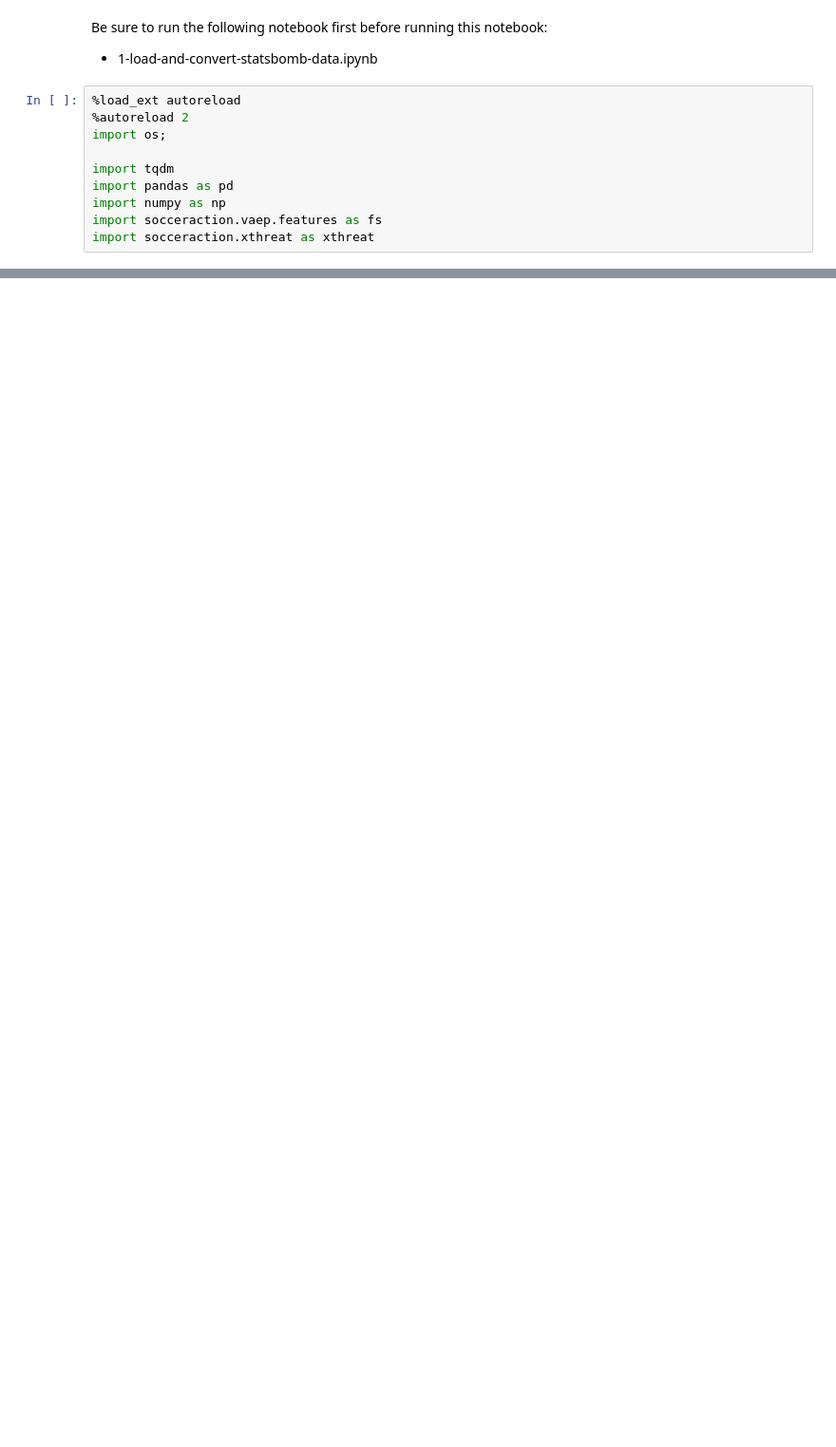
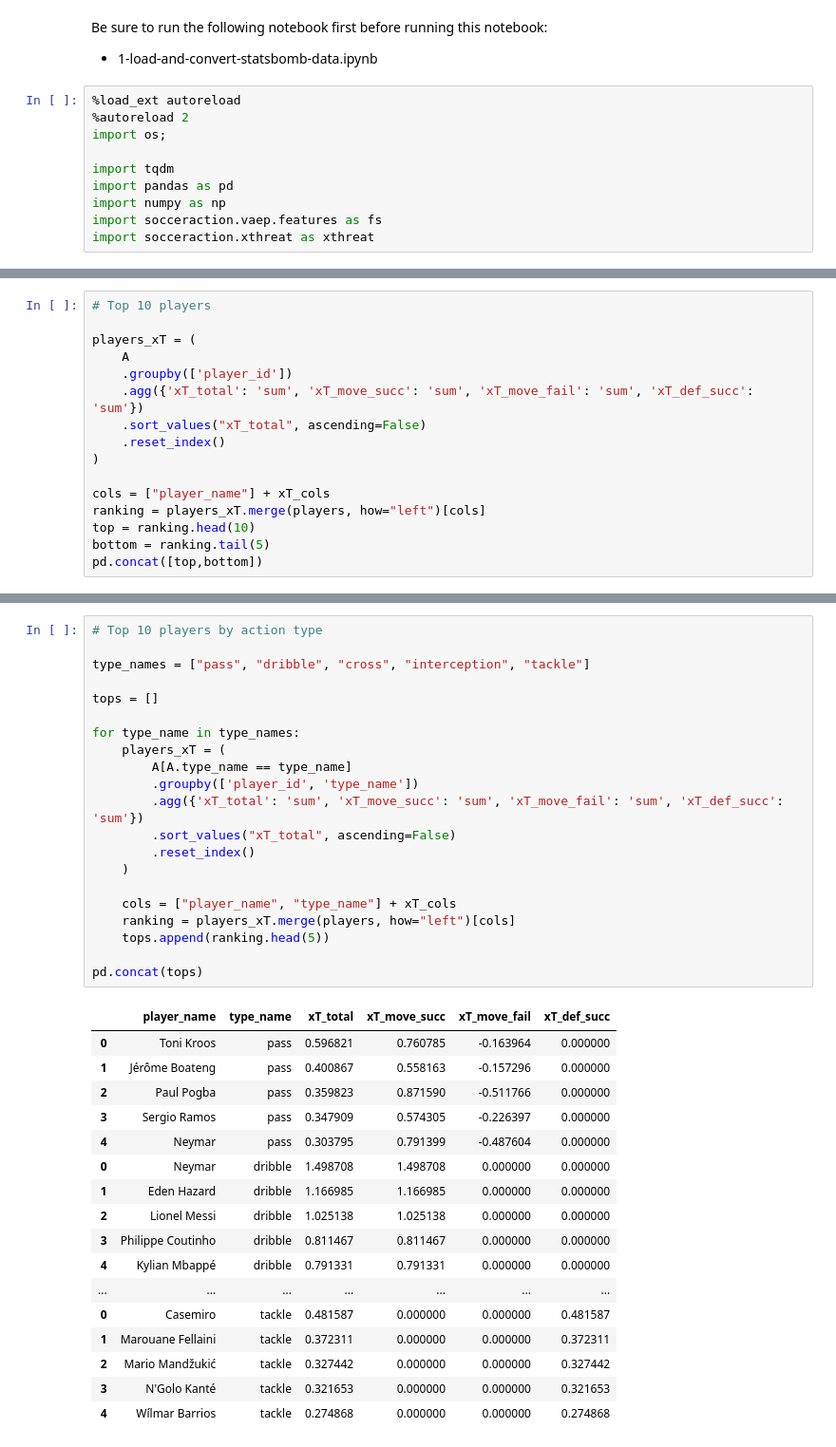
Before and after one commit to maartensijmkens/socceraction, a Jupyter notebook: public-notebooks/xT-top.ipynb, the cells around one changed output, grey strips where cells are left out. Shown at 95% size. Cells and saved outputs as stored; diff of their text form; blank space fills up the shorter version.

```diff
--- a/public-notebooks/xT-top.ipynb
+++ b/public-notebooks/xT-top.ipynb
@@ -106,0 +165,16 @@ np.unique(xP, return_counts=True)
+# %%
+# Top 10 players
+
+players_xT = (
+    A
+    .groupby(['player_id'])
+    .agg({'xT_total': 'sum', 'xT_move_succ': 'sum', 'xT_move_fail': 'sum', 'xT_def_succ': 'sum'})
+    .sort_values("xT_total", ascending=False)
+    .reset_index()
+)
+
+cols = ["player_name"] + xT_cols
+ranking = players_xT.merge(players, how="left")[cols]
+top = ranking.head(10)
+bottom = ranking.tail(5)
+pd.concat([top,bottom])
@@ -106,0 +198,39 @@ np.unique(xP, return_counts=True)
+# %%
+# Top 10 players by action type
+
+type_names = ["pass", "dribble", "cross", "interception", "tackle"]
+
+tops = []
+
+for type_name in type_names:
+    players_xT = (
+        A[A.type_name == type_name]
+        .groupby(['player_id', 'type_name'])
+        .agg({'xT_total': 'sum', 'xT_move_succ': 'sum', 'xT_move_fail': 'sum', 'xT_def_succ': 'sum'})
+        .sort_values("xT_total", ascending=False)
+        .reset_index()
+    )
+
+    cols = ["player_name", "type_name"] + xT_cols
+    ranking = players_xT.merge(players, how="left")[cols]
+    tops.append(ranking.head(5))
+
+pd.concat(tops)
+# %% [output]
+|  | player_name | type_name | xT_total | xT_move_succ | xT_move_fail | xT_def_succ |
+| 0 | Toni Kroos | pass | 0.596821 | 0.760785 | -0.163964 | 0.000000 |
+| 1 | Jérôme Boateng | pass | 0.400867 | 0.558163 | -0.157296 | 0.000000 |
+| 2 | Paul Pogba | pass | 0.359823 | 0.871590 | -0.511766 | 0.000000 |
+| 3 | Sergio Ramos | pass | 0.347909 | 0.574305 | -0.226397 | 0.000000 |
+| 4 | Neymar | pass | 0.303795 | 0.791399 | -0.487604 | 0.000000 |
+| 0 | Neymar | dribble | 1.498708 | 1.498708 | 0.000000 | 0.000000 |
+| 1 | Eden Hazard | dribble | 1.166985 | 1.166985 | 0.000000 | 0.000000 |
+| 2 | Lionel Messi | dribble | 1.025138 | 1.025138 | 0.000000 | 0.000000 |
+| 3 | Philippe Coutinho | dribble | 0.811467 | 0.811467 | 0.000000 | 0.000000 |
+| 4 | Kylian Mbappé | dribble | 0.791331 | 0.791331 | 0.000000 | 0.000000 |
+| ... | ... | ... | ... | ... | ... | ... |
+| 0 | Casemiro | tackle | 0.481587 | 0.000000 | 0.000000 | 0.481587 |
+| 1 | Marouane Fellaini | tackle | 0.372311 | 0.000000 | 0.000000 | 0.372311 |
+| 2 | Mario Mandžukić | tackle | 0.327442 | 0.000000 | 0.000000 | 0.327442 |
+| 3 | N'Golo Kanté | tackle | 0.321653 | 0.000000 | 0.000000 | 0.321653 |
+| 4 | Wílmar Barrios | tackle | 0.274868 | 0.000000 | 0.000000 | 0.274868 |
```
Also changed, not shown: parts of 14 cells of this notebook, 3 other files.
